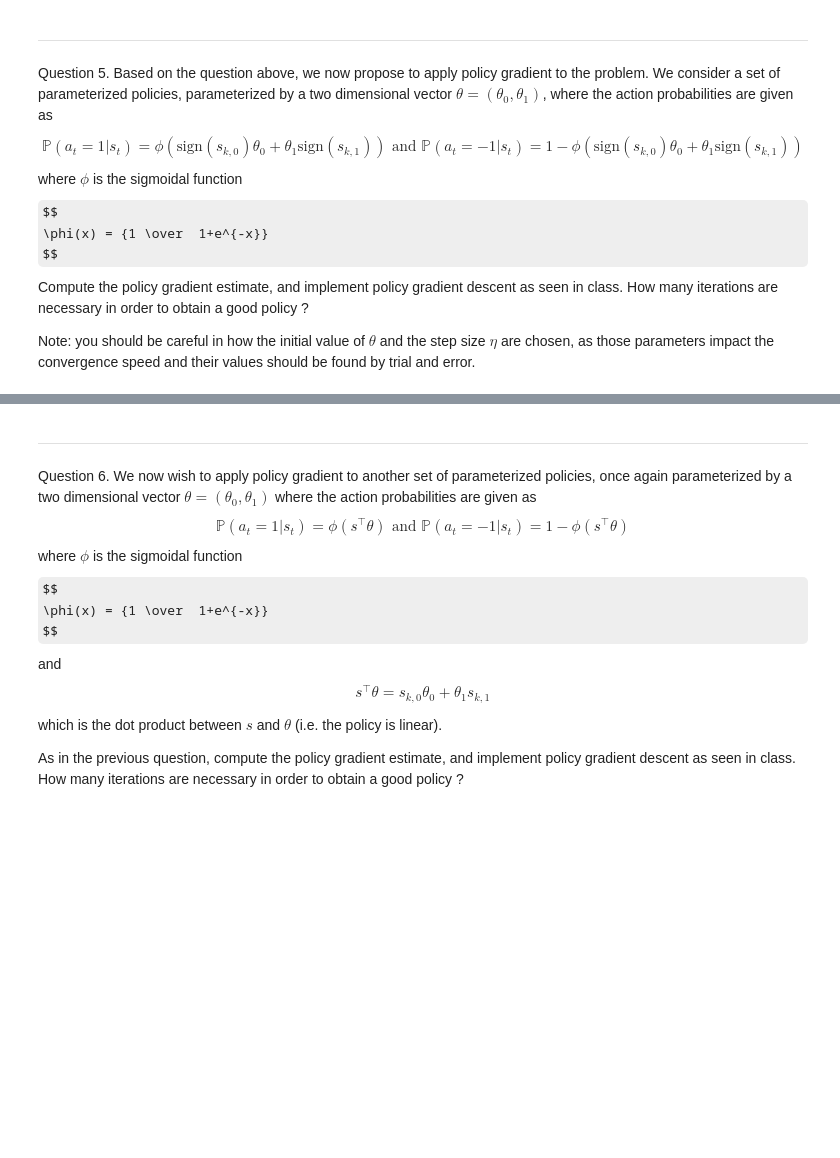
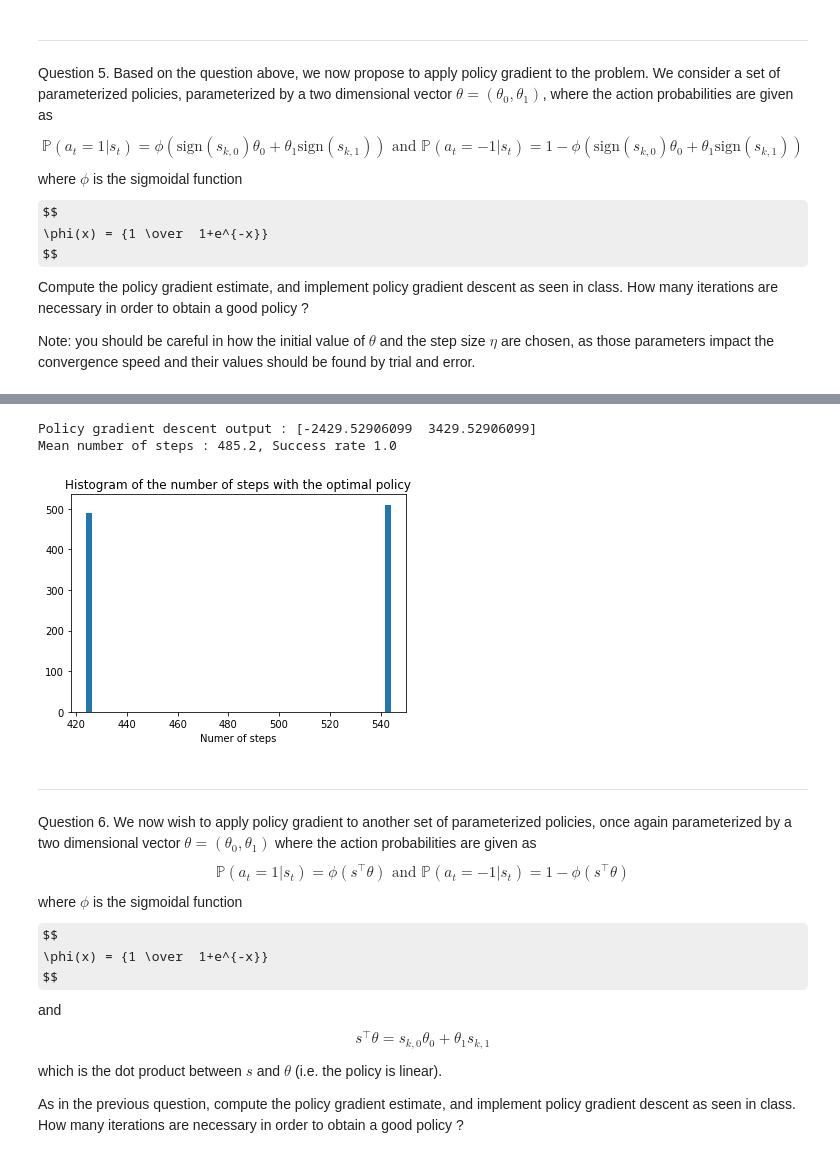
Before and after one commit to JustinJuhel/ExamRL, a Jupyter notebook: HOCQUETTE_JUHEL.ipynb, the cells around one changed output, grey strips where cells are left out. Saved outputs shown, nothing was run; the diff lists cells and outputs as text; code cells hidden in the pictures; some formulas as TeX source; blank space fills up the shorter version.

```diff
--- a/HOCQUETTE_JUHEL.ipynb
+++ b/HOCQUETTE_JUHEL.ipynb
@@ -308,7 +308,7 @@ import itertools as iter
 
 def get_policy(vals):
     '''
-    returns the policy function f given an value vector, containing the values of f for inputs [(-1,-1),(-1,1),(1,-1),(1,1)]
+    returns the policy function f given an value vector, containing the values of f for input signs [(-1,-1),(-1,1),(1,-1),(1,1)]
     '''
     def f(s):
         s0,s1 = int((np.sign(s[0])+1)/2), int((np.sign(s[1])+1)/2) # interpret the signs as bits
@@ -318,7 +318,7 @@ def get_policy(vals):
 
 policies = iter.product([-1,0,1], repeat=4) # Enumerate all the possible policies
 
-T = 1000
+T = 5000
 best = [np.NaN,np.NaN,np.NaN,np.NaN]
 best_score = T+1
 
@@ -355,3 +423,32 @@ Note: you should be careful in how the initial value of $\theta$ and the step si
+# %%
+# Get the average number of steps with this policy
+N = 1000
+T = 1000
+steps = T*np.ones(N)
+for i in range(N):
+    s_t = generate_episode(T,get_policy2(w))
+
+    for t in range(T):
+        if abs(s_t[t][0] - 1) < 1e-2 or s_t[t][0] >= 1:
+            steps[i] = t
+            break
+
+plt.figure()
+plt.plot(range(len(R_i)),np.log(R_i)/np.log(0.99))
+plt.xlabel('Policy gradient descent iteration')
+plt.title('Number of steps by policy gradient descent iteration')
+
+plt.figure()
+plt.hist(steps,bins=50)
+plt.xlabel('Numer of steps')
+plt.title('Histogram of the number of steps with the optimal policy')
+
+print('Policy gradient descent output : {}'.format(w))
+print('Mean number of steps : {}, Success rate {}'.format(np.mean(steps[steps<T]),np.sum(steps<T)/N))
+# %% [output]
+Policy gradient descent output : [-2429.52906099  3429.52906099]
+Mean number of steps : 485.2, Success rate 1.0
+[figure, added]
 # %% [markdown]
 ___
 Question 6. We now wish to apply policy gradient to another set of parameterized policies, once again parameterized by a two dimensional vector $\theta = (\theta_0,\theta_1)$ where the action probabilities are given as
```
Also changed, not shown: parts of 6 cells of this notebook.
